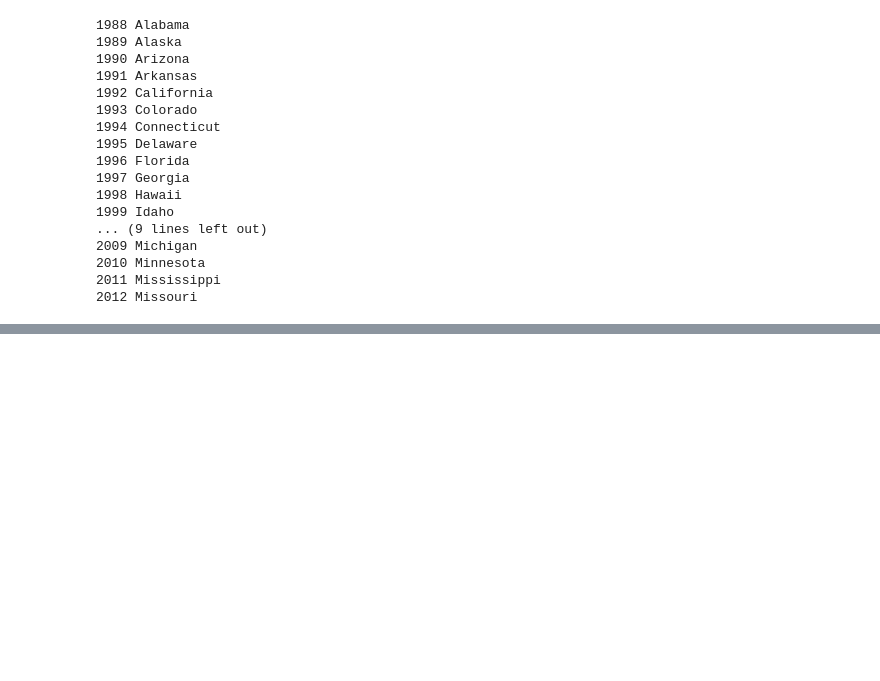
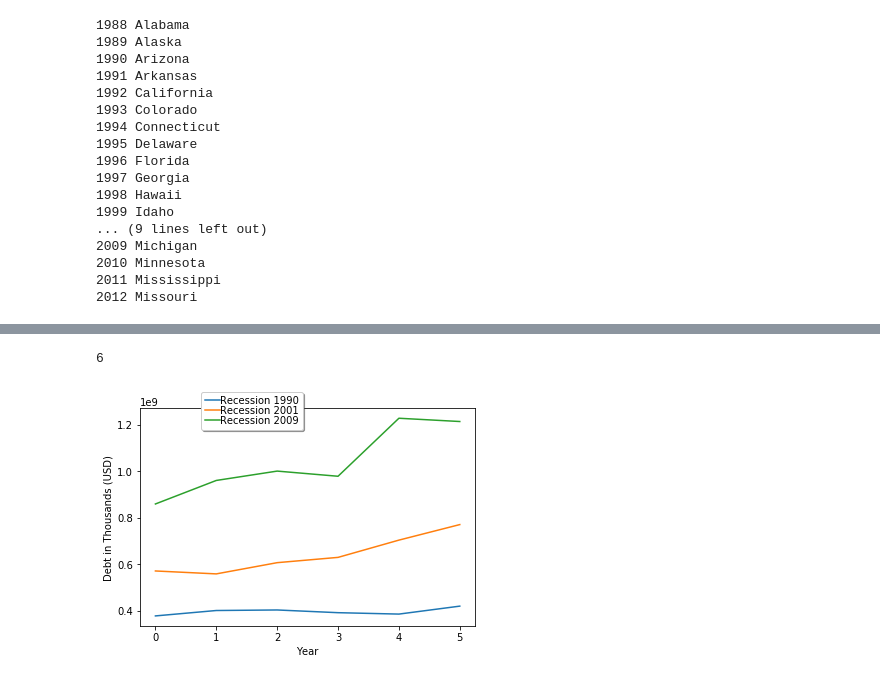
Before and after one commit to brownal05/project1, a Jupyter notebook: notebooks/nick.ipynb, the cells around one changed output, grey strips where cells are left out. Cells and saved outputs as stored; diff of their text form; code cells hidden in the pictures; blank space fills up the shorter version.

```diff
--- a/notebooks/nick.ipynb
+++ b/notebooks/nick.ipynb
@@ -77,0 +114,29 @@ for y, s in zip(year_list, state_list):
+# %%
+debt_clean_first_rec = debt_clean[(debt_clean['Year'] == 1988) | (debt_clean['Year'] == 1989) | (debt_clean['Year'] == 1990) |
+          (debt_clean['Year'] == 1991) | (debt_clean['Year'] == 1992) | (debt_clean['Year'] == 1993)]
+
+debt_clean_second_rec = debt_clean[(debt_clean['Year'] == 1998) | (debt_clean['Year'] == 1999) | (debt_clean['Year'] == 2000) |
+          (debt_clean['Year'] == 2001) | (debt_clean['Year'] == 2002) | (debt_clean['Year'] == 2003)]
+
+debt_clean_third_rec = debt_clean[(debt_clean['Year'] == 2006) | (debt_clean['Year'] == 2007) | (debt_clean['Year'] == 2008) |
+          (debt_clean['Year'] == 2009) | (debt_clean['Year'] == 2010) | (debt_clean['Year'] == 2011)]
+# %%
+debt_clean_first_rec_tot = debt_clean_first_rec.groupby('Year').sum().reset_index()
+debt_clean_second_rec_tot = debt_clean_second_rec.groupby('Year').sum().reset_index()
+debt_clean_third_rec_tot = debt_clean_third_rec.groupby('Year').sum().reset_index()
+# %% [output]
+6
+# %%
+plt.plot(debt_clean_first_rec_tot['Total Loans'])
+plt.plot(debt_clean_second_rec_tot['Total Loans'])
+plt.plot(debt_clean_third_rec_tot['Total Loans'])
+plt.legend(['Recession 1990', 'Recession 2001', 'Recession 2009'], loc='best',
+           bbox_to_anchor=[0.5, 1.1],
+           columnspacing=1.0, labelspacing=0.0,
+           handletextpad=0.0, handlelength=1.5,
+           fancybox=True, shadow=True)
+plt.xlabel('Year')
+plt.ylabel('Debt in Thousands (USD)')
+plt.show()
+# %% [output]
+[figure, added]
```
Also changed, not shown: parts of 11 cells of this notebook, 1 other file.
